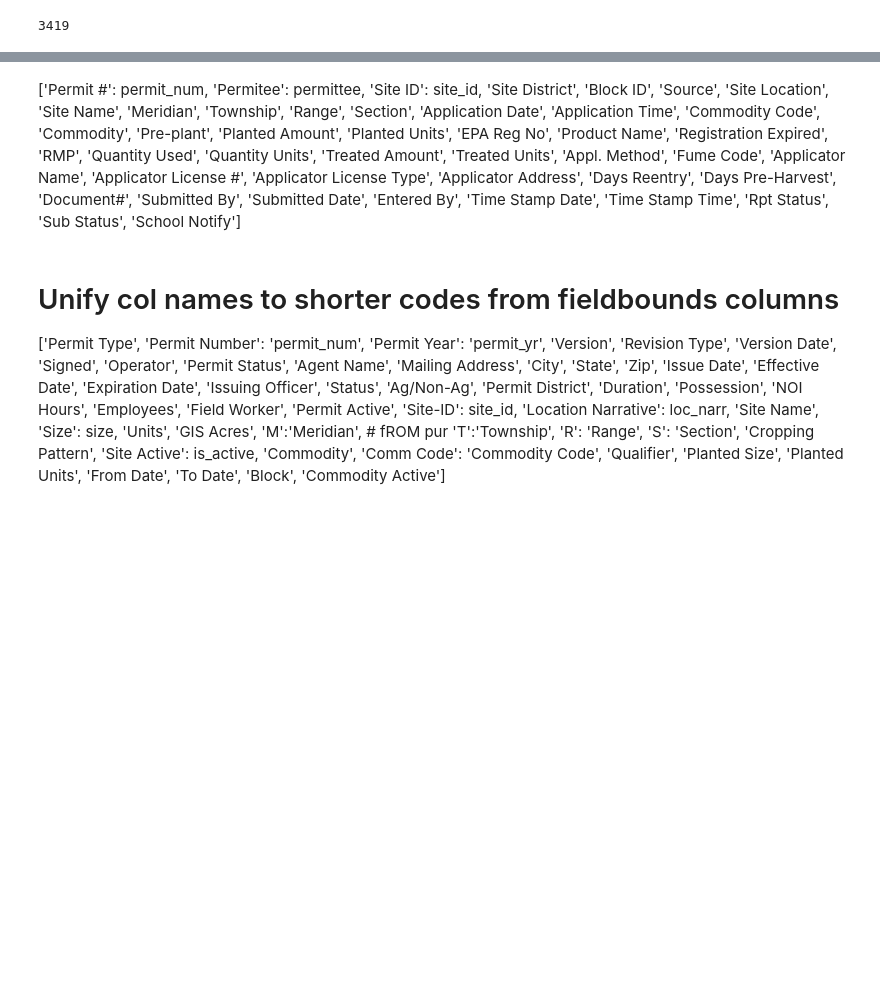
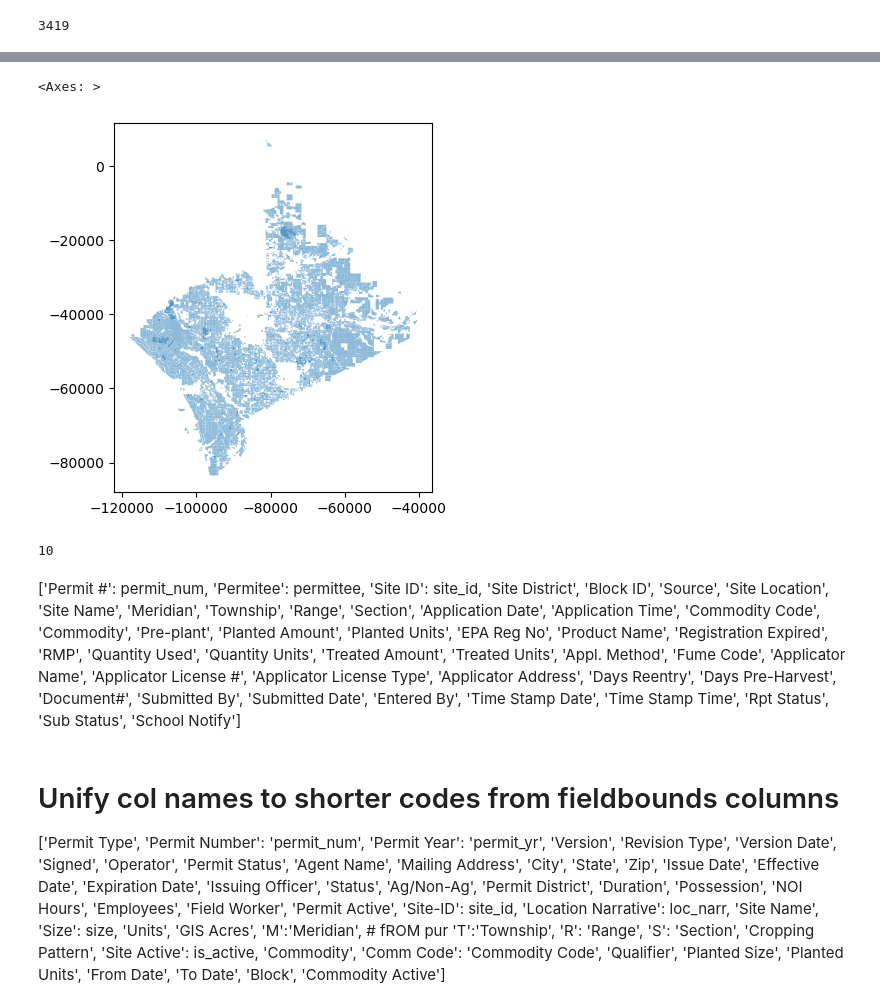
Before and after one commit to narvhal/pesticides, a Jupyter notebook: jn_pesticides.ipynb, the cells around one changed output, grey strips where cells are left out. Saved outputs shown, nothing was run; the diff lists cells and outputs as text; code cells hidden in the pictures; blank space fills up the shorter version.

```diff
--- a/jn_pesticides.ipynb
+++ b/jn_pesticides.ipynb
@@ -126,0 +271,9 @@ dfjpriv.plot()
+# %%
+fbs.plot(alpha = 0.5)
+# %% [output]
+<Axes: >
+[figure, added]
+# %%
+size
+# %% [output]
+10
```
Also changed, not shown: parts of 9 cells of this notebook, 4 other files.
